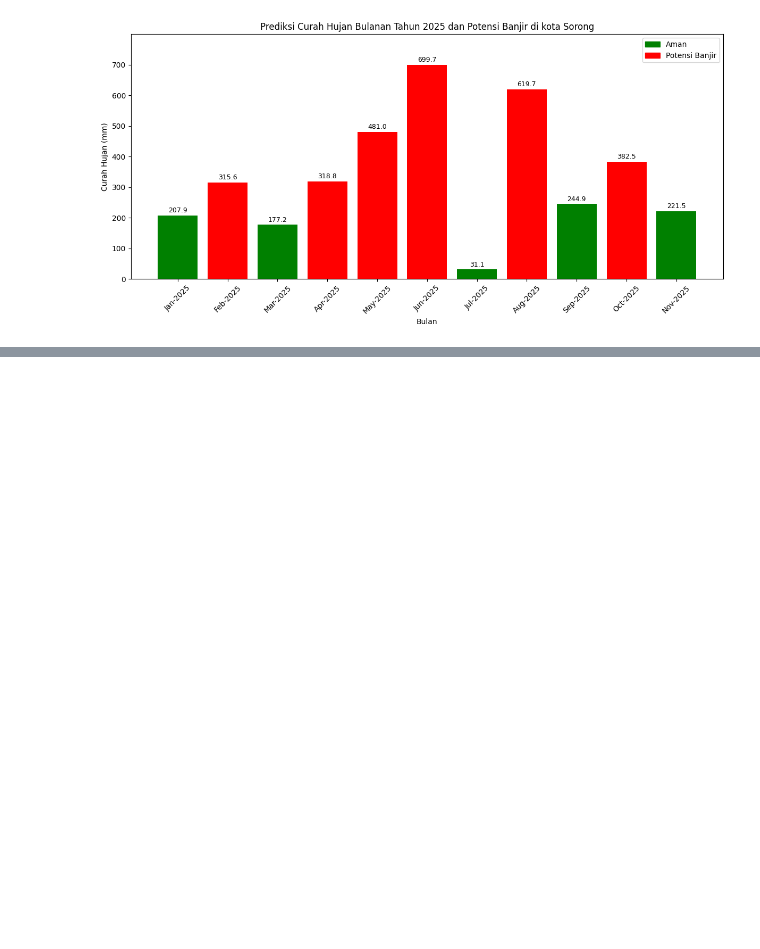
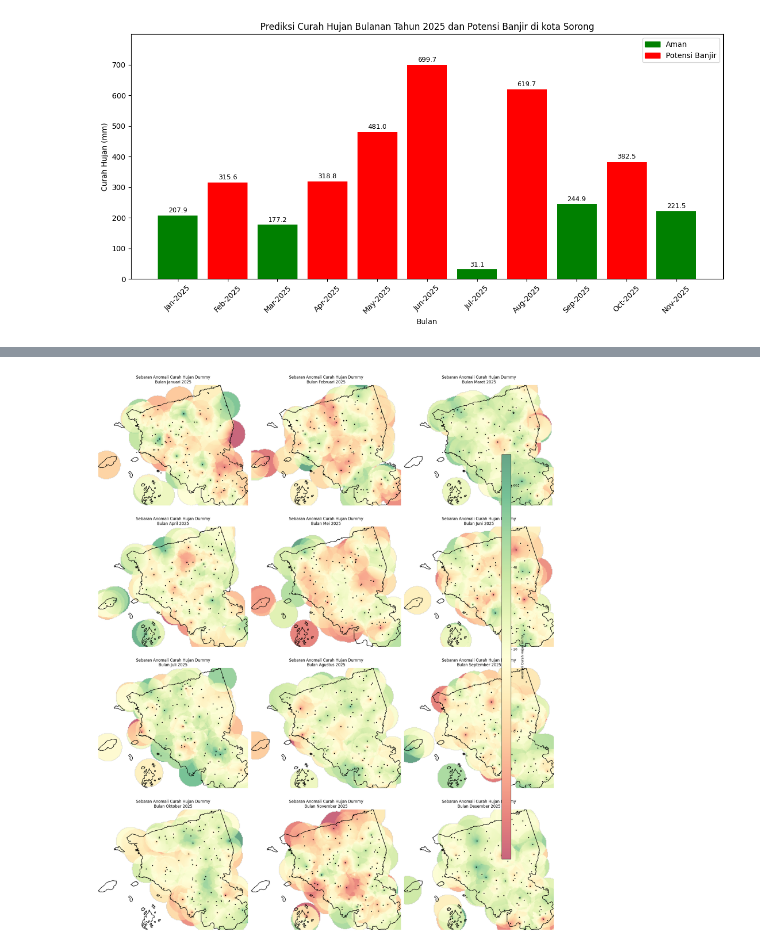
Before and after one commit to Asigen93/Prediksi_Hujan_Kota_Sorong_2025-, a Jupyter notebook: Prediksi_Hujan_Kota_Sorong_2025.ipynb, the cells around one changed output, grey strips where cells are left out. Saved outputs shown, nothing was run; the diff lists cells and outputs as text; code cells hidden in the pictures; blank space fills up the shorter version.

```diff
--- a/Prediksi_Hujan_Kota_Sorong_2025.ipynb
+++ b/Prediksi_Hujan_Kota_Sorong_2025.ipynb
@@ -165,0 +203,96 @@ plt.show()
+# %%
+def generate_random_points(polygon, num_points):
+    points = []
+    minx, miny, maxx, maxy = polygon.bounds
+    while len(points) < num_points:
+        p = Point(np.random.uniform(minx, maxx), np.random.uniform(miny, maxy))
+        if polygon.contains(p):
+            points.append(p)
+    return points
+# %%
+num_points = 100        # banyak titik sampling
+radius = 0.02           # radius pengaruh interpolasi
+np.random.seed(42)      # supaya reproducible
+# %%
+bulan_names = [
+    "Januari", "Februari", "Maret", "April",
+    "Mei", "Juni", "Juli", "Agustus",
+    "September", "Oktober", "November", "Desember"
+]
+# %%
+fig, axes = plt.subplots(4, 3, figsize=(20, 25))
+axes = axes.flatten()
+
+# Loop 12 bulan
+for i, bulan in enumerate(bulan_names):
+    # Titik sampling
+    random_points = generate_random_points(poly, num_points)
+    gdf_points = gpd.GeoDataFrame(geometry=random_points, crs=gdf_sorong.crs)
+
+    # Anomali dummy per bulan: base + noise
+    base_anomali = np.random.uniform(20, 80)  # biar tiap bulan beda
+    noise = np.random.normal(0, 20, num_points)
+    anomali_values = base_anomali + noise
+    gdf_points["Anomali"] = anomali_values
+
+    # Grid
+    grid_x, grid_y = np.mgrid[
+        poly.bounds[0]:poly.bounds[2]:200j,
+        poly.bounds[1]:poly.bounds[3]:200j
+    ]
+    grid_points = np.vstack((grid_x.ravel(), grid_y.ravel())).T
+
+    # Koordinat sampling
+    sample_coords = np.array([[p.x, p.y] for p in gdf_points.geometry])
+    sample_values = gdf_points["Anomali"].values
+
+    # KDTree
+    tree = cKDTree(sample_coords)
+
+    # Cari tetangga
+    dists, idxs = tree.query(grid_points, k=5, distance_upper_bound=radius)
+
+    # Initialize weighted_values array with NaN
+    weighted_values = np.full(len(grid_points), np.nan)
+
+    # Find where at least one neighbor was found within the radius
+    valid_points_mask = ~np.all(dists == np.inf, axis=1)
+    valid_grid_points_idxs = np.where(valid_points_mask)[0]
+
+    # Process only the grid points with valid neighbors
+    for j in valid_grid_points_idxs:
+        # Get valid distances and indices for the current grid point
+        valid_dists_j = dists[j][dists[j] != np.inf]
+        valid_idxs_j = idxs[j][dists[j] != np.inf]
+
+        # Calculate weights and perform weighted average
+        weights_j = 1 / (valid_dists_j + 1e-12)
+        weighted_values[j] = np.sum(weights_j * sample_values[valid_idxs_j]) / np.sum(weights_j)
+
+
+    weighted_values = weighted_values.reshape(grid_x.shape)
+
+    # Plot per bulan
+    ax = axes[i]
+    gdf_sorong.boundary.plot(ax=ax, color="black")
+    c = ax.imshow(
+        weighted_values.T,
+        extent=(poly.bounds[0], poly.bounds[2], poly.bounds[1], poly.bounds[3]),
+        origin="lower",
+        cmap="RdYlGn",
+        alpha=0.6
+    )
+    gdf_points.plot(ax=ax, color="black", markersize=5)
+    ax.set_title(f"Sebaran Anomali Curah Hujan Dummy\nBulan {bulan} 2025")
+    ax.axis("off")
+
+# Colorbar global
+fig.subplots_adjust(right=0.85)
+cbar_ax = fig.add_axes([0.88, 0.15, 0.02, 0.7])
+cb = fig.colorbar(c, cax=cbar_ax)
+cb.set_label("Anomali Curah Hujan (mm)")
+
+plt.tight_layout()
+plt.show()
+# %% [output]
+[figure, added]
```
Also changed, not shown: parts of 7 cells of this notebook.
